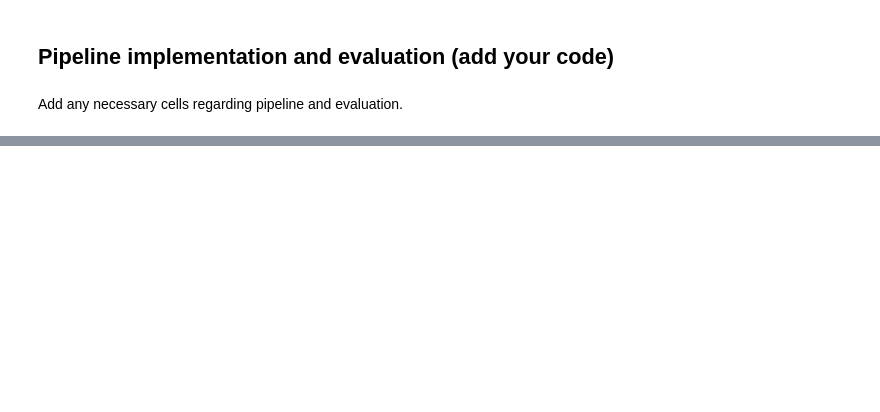
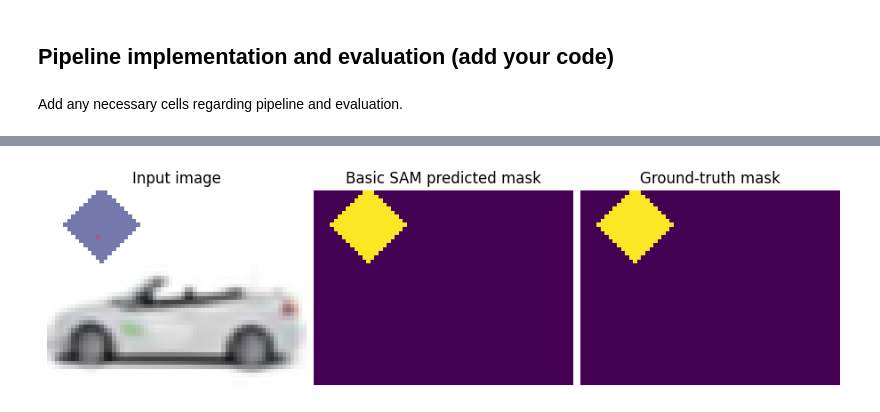
Before and after one commit to SURENAANERUS/Projects, a Jupyter notebook: docs/hw_2_gradcam_and_sam_student.ipynb, the cells around one changed output, grey strips where cells are left out. Cells and saved outputs as stored; diff of their text form; code cells hidden in the pictures; blank space fills up the shorter version.

Commit message:
working 1 foreground

```diff
--- a/docs/hw_2_gradcam_and_sam_student.ipynb
+++ b/docs/hw_2_gradcam_and_sam_student.ipynb
@@ -860,0 +648,100 @@ Individual IoUs: ['0.0000', '0.0000', '1.0000', '0.0000', '1.0000']
+# %%
+
+
+class newSamPipeline(BasicSamPipeline):
+  def __call__(self, images: Tensor) -> tuple[Tensor, Tensor]:
+        """
+        Input: normalized images, shape (B, C=3, H, W).
+        Output: masks tensor of shape (B, H, W), dtype=bool.
+        """
+        B, C, H, W = images.shape
+        # The basic pipeline always uses a single center point for each image.
+        #point_coords = np.array([[(W // 2, H // 2)] for _ in range(B)]) # change this! We want to find the point that most most differes color value.
+
+        # The basic pipeline always uses a single foreground point, no background points.
+        point_labels = np.array([[1] for _ in range(B)], dtype=np.int64) # and this! # this will be a B x 1 array, of 1'. so this pipeline uses the fact that
+        # the center point belongs to the foreground.
+        point_coords = findForePoint(images)
+
+        return self.segment(images, point_coords, point_labels), point_coords
+
+def findForePoint(images: Tensor):
+  B, C, H, W = images.shape
+  # lets just try to find the brighest point in the image
+  pointCords = torch.zeros(B,1,2)
+
+  grad_cam = GradCAM(model=model, target_layers=target_layers) # this should activate the model
+
+  cam = grad_cam(images.to(device))
+
+
+  for b in range(B):
+    max = -1
+    maxIx = (-1,-1)
+    for y in range(H):
+      for x in range(W):
+        if(cam[b][y][x] > max):
+          max = cam[b][y][x]
+          maxIx = (x,y)
+    pointCords[b,0,0] = maxIx[0]
+    pointCords[b,0,1] = maxIx[1]
+    #print("max ix added: ", maxIx, " with value ", cam[b][maxIx[1]][maxIx[0]])
+
+    #heatmap = heatmap_to_rgb_image(cam[b], 0, 1)
+    #show_image_row(
+     #   {"image": inverse_transform(images[b]), "heatmap": heatmap}
+    #)
+
+  # cam, should be B x H x W
+  return pointCords.numpy()
+
+def calculate_iou(pred_mask: Tensor, gt_mask: Tensor) -> float:
+    """Calculate IoU between prediction and ground truth masks."""
+    intersection = (pred_mask & gt_mask).sum().item()
+    union = (pred_mask | gt_mask).sum().item()
+
+    if union == 0:
+        return 0.0
+
+    return intersection / union
+
+
+
+
+def new_example_sam():
+    indices = [0,1,2,3,4]
+    images, labels, gt_masks = next(iter(sam_eval_loader))
+
+    images, labels, gt_masks = images[indices], labels[indices], gt_masks[indices]
+
+    newPipeline = newSamPipeline()
+
+    results,cords = newPipeline(images)
+    resuts = results.cpu()
+
+    ious = []
+    #print("shapes", images.shape, results.shape, gt_masks.shape, cordsChosen.shape, mostCommonColors.shape )
+    for image, result, gt_mask, cord in zip(images, results, gt_masks,cords, strict=True):
+        iou = calculate_iou(result, gt_mask)
+        x = int(cord[0,0])
+        y = int(cord[0,1])
+
+        image[:,y,x] = torch.tensor((255,255,255))
+        ious.append(iou)
+
+        show_image_row(
+            {
+                "Input image": inverse_transform(image),
+                "Basic SAM predicted mask": result,
+                "Ground-truth mask": gt_mask,
+            }
+        )
+
+    mean_iou = sum(ious) / len(ious)
+    print(f"\nMean IoU: {mean_iou:.4f}")
+    print(f"Individual IoUs: {[f'{iou:.4f}' for iou in ious]}")
+
+
+new_example_sam()
+# %% [output]
+[figure, added]
```
Also changed, not shown: parts of 7 cells of this notebook.
